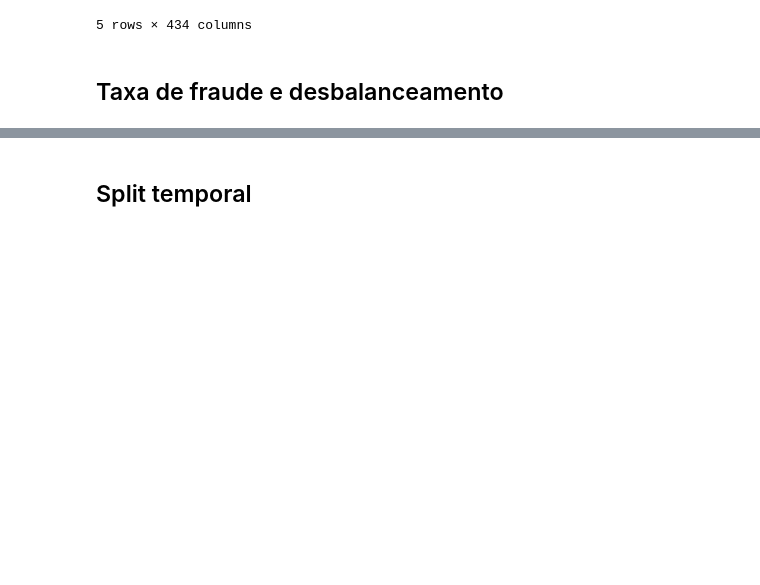
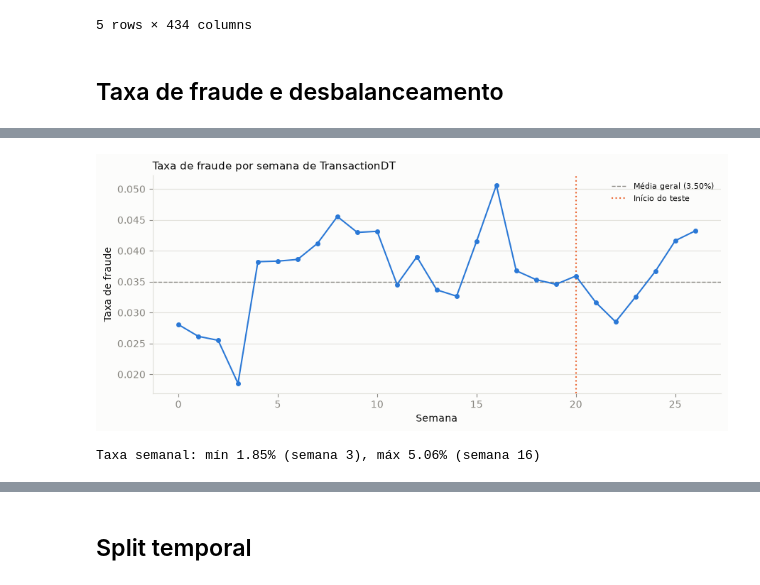
Before and after one commit to guilhermeco5/IEEE-CIS-Fraud-Detection, a Jupyter notebook: notebooks/01_eda.ipynb, the cells around one changed output, grey strips where cells are left out. Saved outputs shown, nothing was run; the diff lists cells and outputs as text; code cells hidden in the pictures; blank space fills up the shorter version.

```diff
--- a/notebooks/01_eda.ipynb
+++ b/notebooks/01_eda.ipynb
@@ -38,0 +240,26 @@ report_missing_by_class(df).head(20)
+# %%
+week = (df["TransactionDT"] // (7 * 86400)).astype(int)
+weekly_rate = df.groupby(week)["isFraud"].agg(["mean", "count"])
+weekly_rate.index.name = "semana"
+
+cutoff = df["TransactionDT"].quantile(0.8)
+cutoff_week = cutoff // (7 * 86400)
+
+fig, ax = plt.subplots(figsize=(9, 4))
+ax.plot(weekly_rate.index, weekly_rate["mean"], color=COLOR_LEGIT, marker="o", markersize=4, linewidth=1.5, zorder=3)
+ax.axhline(df["isFraud"].mean(), color=COLOR_MUTED, linestyle="--", linewidth=1,
+           label=f"Média geral ({df['isFraud'].mean():.2%})")
+ax.axvline(cutoff_week, color=COLOR_FRAUD, linestyle=":", linewidth=1.5, label="Início do teste")
+style_ax(ax, "Taxa de fraude por semana de TransactionDT")
+ax.set_xlabel("Semana")
+ax.set_ylabel("Taxa de fraude")
+ax.legend(frameon=False, fontsize=8)
+plt.tight_layout()
+fig.savefig(FIGURES_DIR / "fraud_rate_weekly.png", dpi=150, bbox_inches="tight")
+plt.show()
+
+print(f"Taxa semanal: mín {weekly_rate['mean'].min():.2%} (semana {weekly_rate['mean'].idxmin()}), "
+      f"máx {weekly_rate['mean'].max():.2%} (semana {weekly_rate['mean'].idxmax()})")
+# %% [output]
+[figure, added]
+Taxa semanal: mín 1.85% (semana 3), máx 5.06% (semana 16)
```
Also changed, not shown: parts of 28 cells of this notebook, 4 other files.
